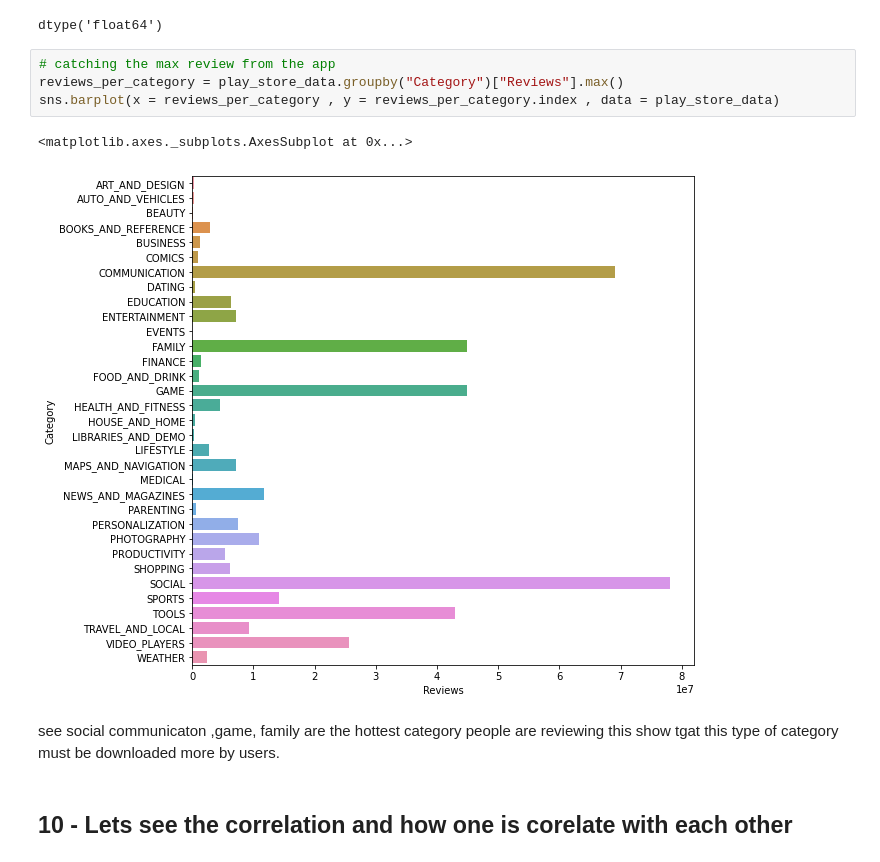
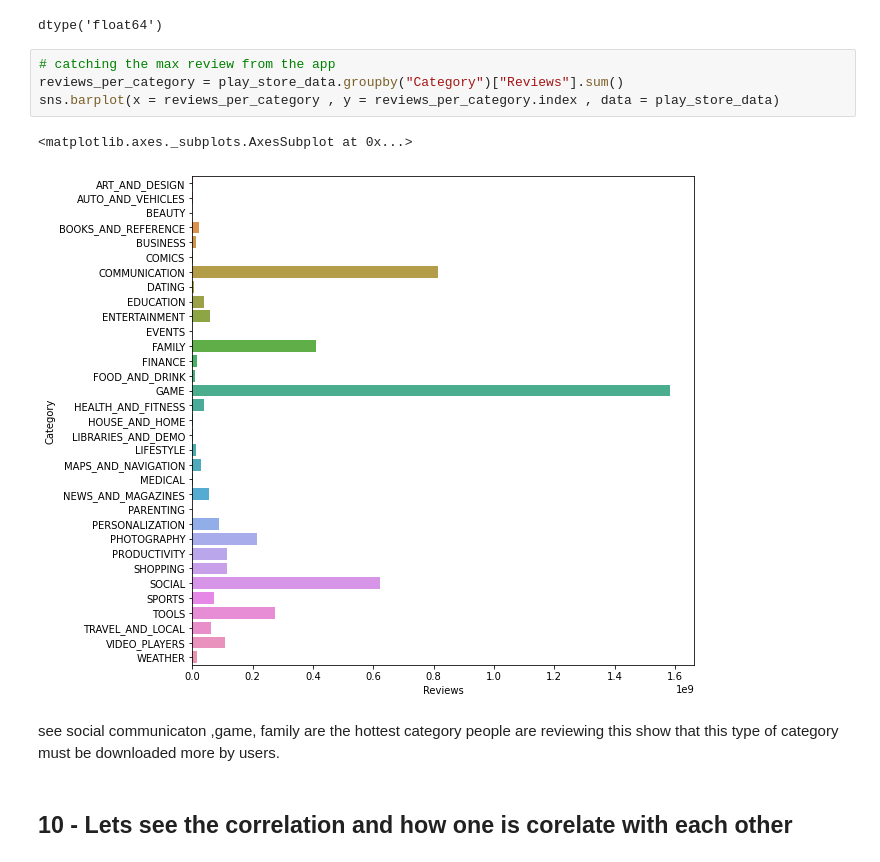
Before and after one commit to abhi-shek-solanki/play-store-data-analysis, a Jupyter notebook: 1stcapston_project_Play_Store_App_Review_Analysis_solution_Capstone_Project.ipynb, the cells around one changed output. Saved outputs shown, nothing was run; the diff lists cells and outputs as text.

```diff
--- a/1stcapston_project_Play_Store_App_Review_Analysis_solution_Capstone_Project.ipynb
+++ b/1stcapston_project_Play_Store_App_Review_Analysis_solution_Capstone_Project.ipynb
@@ -352,13 +398,13 @@ play_store_data['Reviews'].dtype
 dtype('float64')
 # %%
 # catching the max review from the app
-reviews_per_category = play_store_data.groupby("Category")["Reviews"].max()
+reviews_per_category = play_store_data.groupby("Category")["Reviews"].sum()
 sns.barplot(x = reviews_per_category , y = reviews_per_category.index , data = play_store_data)
 # %% [output]
 <matplotlib.axes._subplots.AxesSubplot at 0x...>
-[figure, old version]
+[figure, new version]
 # %% [markdown]
-see social communicaton ,game, family are the hottest category people are reviewing this show tgat this type of category must be downloaded more by users.
+see social communicaton ,game, family are the hottest category people are reviewing this show that this type of category must be downloaded more by users.
 # %% [markdown]
 ## 10 - Lets see the correlation and how one is corelate with each other
 # %%
```
Also changed, not shown: parts of 6 cells of this notebook.
